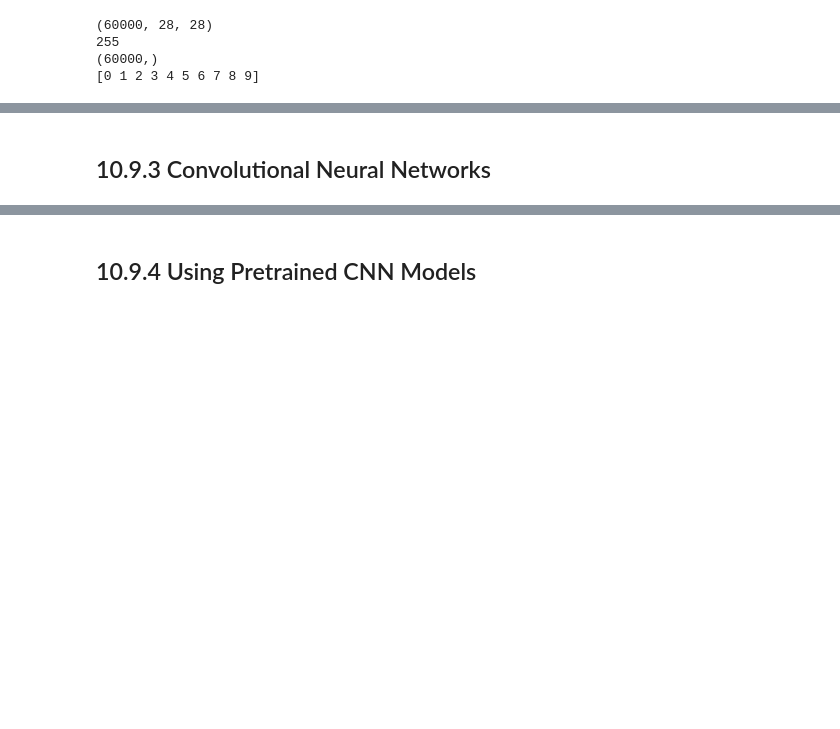
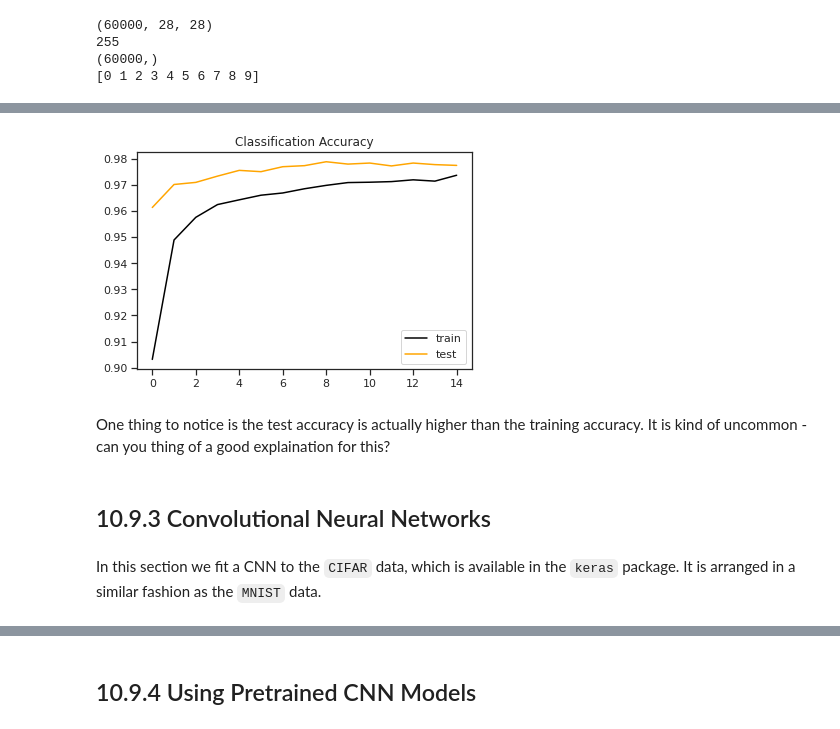
Before and after one commit to tvanzyl/ISL2_Python, a Jupyter notebook: Chapter_10_Lab.ipynb, the cells around one changed output, grey strips where cells are left out. Saved outputs shown, nothing was run; the diff lists cells and outputs as text; code cells hidden in the pictures; blank space fills up the shorter version.

```diff
--- a/Chapter_10_Lab.ipynb
+++ b/Chapter_10_Lab.ipynb
@@ -143,17 +305,19 @@ print('Test accuracy: %.3f' % acc)
 # %%
 # we can plot the metric history
 history_dict = history_model.history
 plt.title('Classification Accuracy')
 plt.plot(history_dict['accuracy'], color='black', label='train')
 plt.plot(history_dict['val_accuracy'], color='orange', label='test')
 plt.legend(loc='best')
 plt.show()
-"""
-One thing to notice is the test accuracy is actually higher than the training accuracy.
-It is kind of uncommon - if you have a good explaination on this, let me know.
-"""
+# %% [output]
+[figure, added]
+# %% [markdown]
+One thing to notice is the test accuracy is actually higher than the training accuracy. It is kind of uncommon - can you thing of a good explaination for this?
 # %% [markdown]
 ## 10.9.3 Convolutional Neural Networks
+# %% [markdown]
+In this section we fit a CNN to the `CIFAR` data, which is available in the `keras` package. It is arranged in a similar fashion as the `MNIST` data.
 # %%
 (X_train, y_train), (X_test, y_test) = tk.datasets.cifar100.load_data()
 # %%
```
Also changed, not shown: parts of 61 cells of this notebook, 3 other files.
